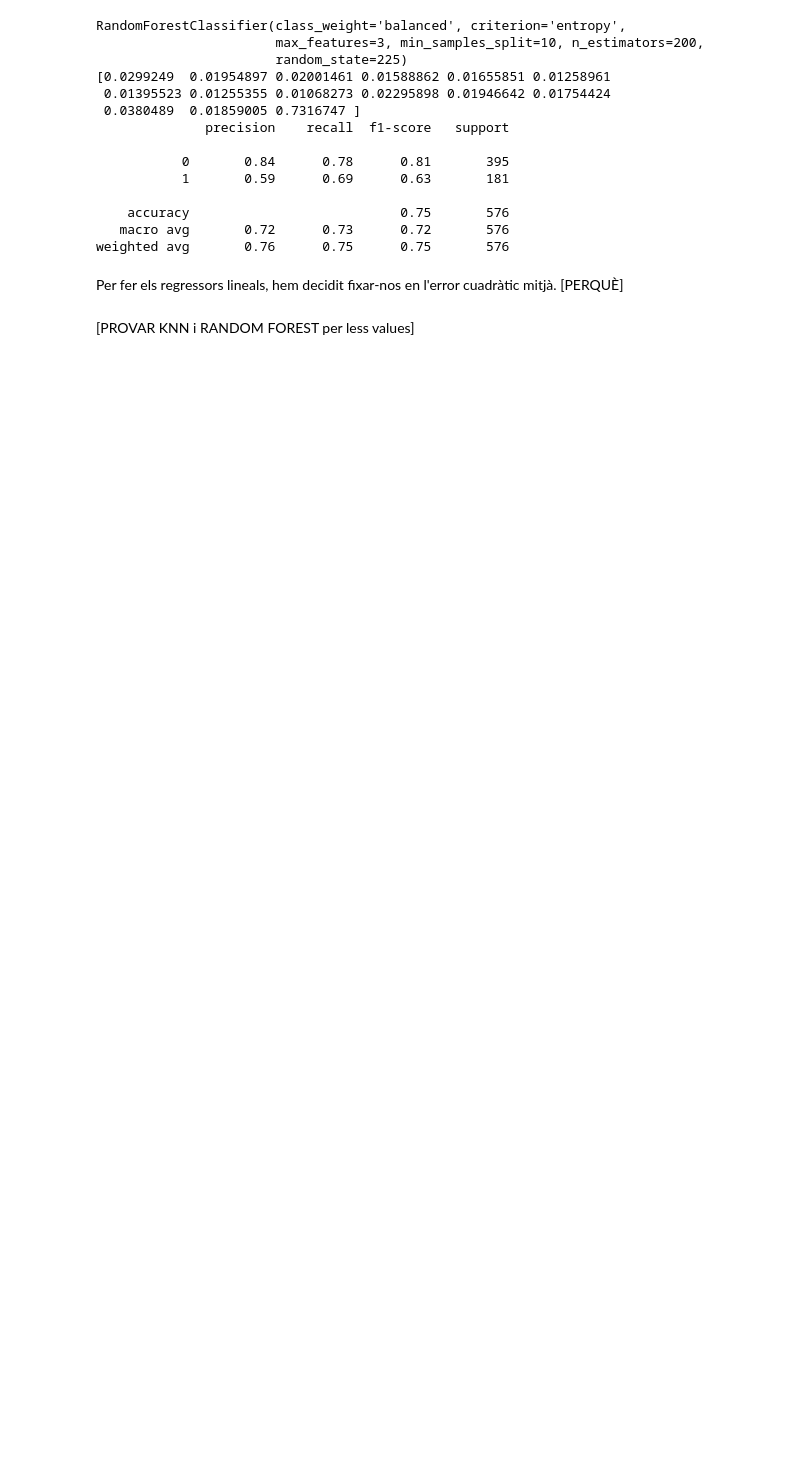
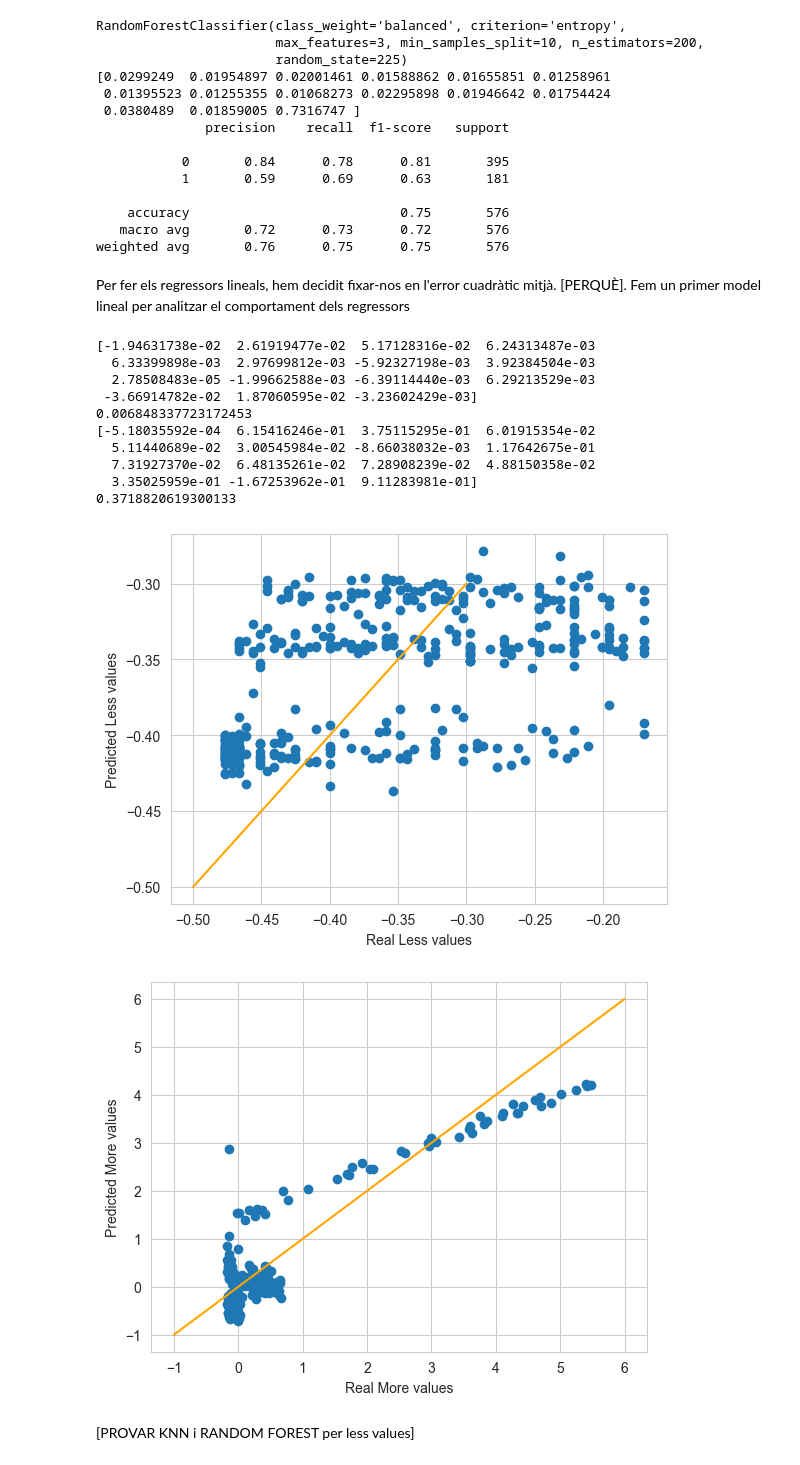
Before and after one commit to cmascarocatala/Kaggle_train_delay, a Jupyter notebook: Train_delay_analisy.ipynb, the cells around one changed output. Drawn from its saved outputs; the diff is of its cells as text; code cells hidden in the pictures; blank space fills up the shorter version.

Commit message:
Models valors petits

```diff
--- a/Train_delay_analisy.ipynb
+++ b/Train_delay_analisy.ipynb
@@ -328,6 +328,48 @@ RandomForestClassifier(class_weight='balanced', criterion='entropy',
    macro avg       0.72      0.73      0.72       576
 weighted avg       0.76      0.75      0.75       576
 # %% [markdown]
-Per fer els regressors lineals, hem decidit fixar-nos en l'error cuadràtic mitjà. [PERQUÈ]
+Per fer els regressors lineals, hem decidit fixar-nos en l'error cuadràtic mitjà. [PERQUÈ]. Fem un primer model lineal per analitzar el comportament dels regressors
+# %%
+model_less=LinearRegression()
+model_less.fit(X_train_less, y_train_less)
+
+y_less_pred = model_less.predict(X_test_less)
+mse = mean_squared_error(y_test_less, y_less_pred)
+print(model_less.coef_)
+print(mse)
+
+
+model_more=LinearRegression()
+model_more.fit(X_train_more, y_train_more)
+
+y_more_pred = model_more.predict(X_test_more)
+mse_more = mean_squared_error(y_test_more, y_more_pred)
+print(model_more.coef_)
+print(mse_more)
+
+plt.scatter(y_test_less, y_less_pred)
+plt.xlabel("Real Less values")
+plt.ylabel("Predicted Less values")
+plt.plot([-0.5, -0.3], [-0.5, -0.3], c="orange")
+plt.show()
+
+plt.scatter(y_test_more, y_more_pred)
+plt.xlabel("Real More values")
+plt.ylabel("Predicted More values")
+plt.plot([-1, 6], [-1, 6], c="orange")
+plt.show()
+# %% [output]
+[-1.94631738e-02  2.61919477e-02  5.17128316e-02  6.24313487e-03
+  6.33399898e-03  2.97699812e-03 -5.92327198e-03  3.92384504e-03
+  2.78508483e-05 -1.99662588e-03 -6.39114440e-03  6.29213529e-03
+ -3.66914782e-02  1.87060595e-02 -3.23602429e-03]
+0.006848337723172453
+[-5.18035592e-04  6.15416246e-01  3.75115295e-01  6.01915354e-02
+  5.11440689e-02  3.00545984e-02 -8.66038032e-03  1.17642675e-01
+  7.31927370e-02  6.48135261e-02  7.28908239e-02  4.88150358e-02
+  3.35025959e-01 -1.67253962e-01  9.11283981e-01]
+0.3718820619300133
+[figure, added]
+[figure, added]
 # %% [markdown]
 [PROVAR KNN i RANDOM FOREST per less values]
```
